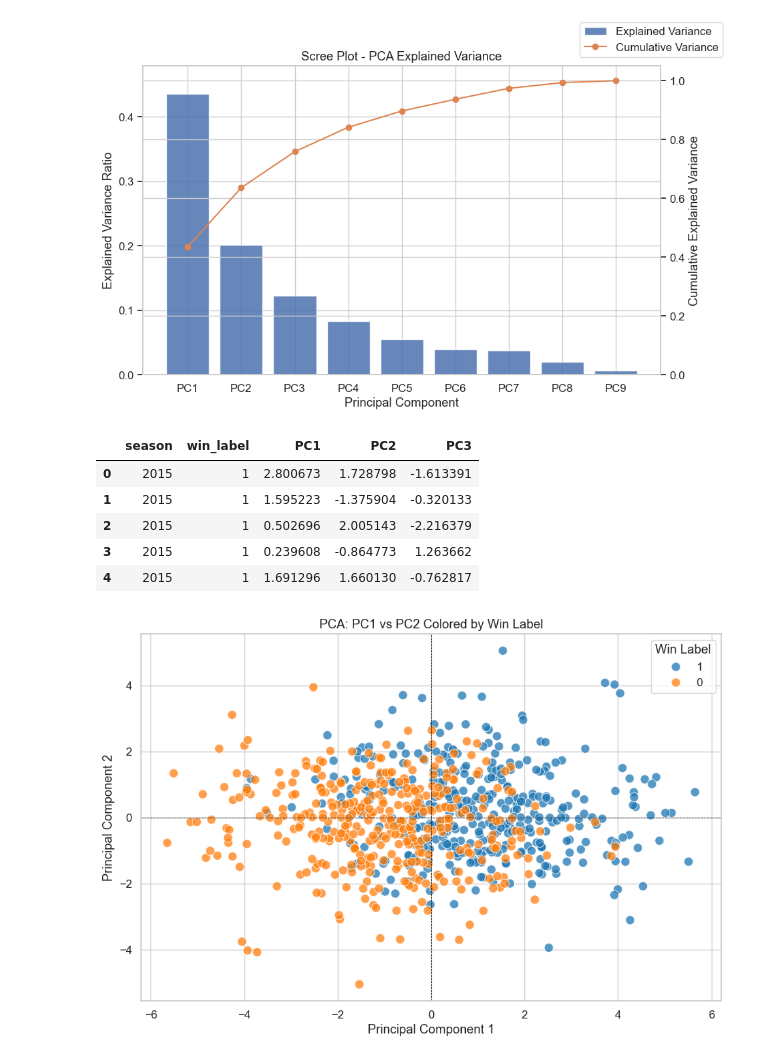
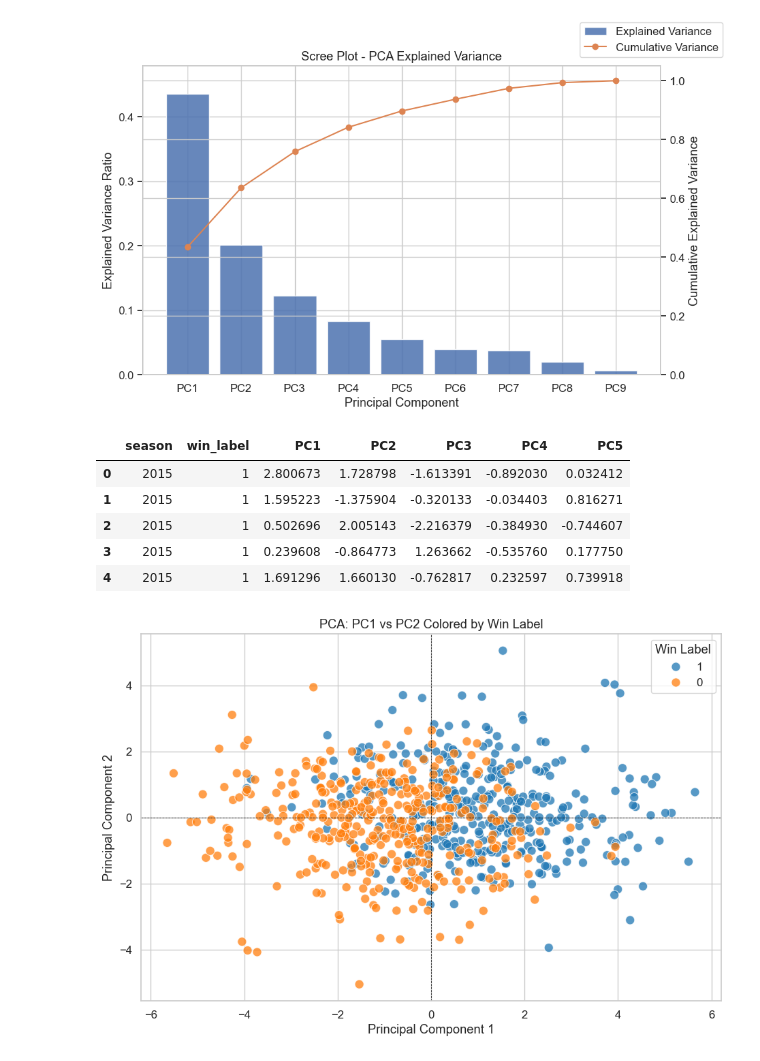
Before and after one commit to Acodea23/ML_MarchMadness, a Jupyter notebook: pca.ipynb, the cells around one changed output. Cells and saved outputs as stored; diff of their text form; code cells hidden in the pictures.

```diff
--- a/pca.ipynb
+++ b/pca.ipynb
@@ -764,26 +764,26 @@ plt.show()
 [figure]
 # %%
 # Build a DataFrame with PCA scores for the training data
-n_components = 3
+n_components = 5
 
 pca_model = PCA(n_components=n_components)
 X_train_scaled = pca_pipeline.named_steps['scaler'].transform(X_train)
 X_train_pca = pd.DataFrame(
     pca_model.fit_transform(X_train_scaled),
     columns=[f'PC{i+1}' for i in range(n_components)],
     index=X_train.index
 )
 
 # Attach the target and season for inspection only
 train_pca_inspect = pd.concat([train[['season', 'win_label']].reset_index(drop=True), X_train_pca.reset_index(drop=True)], axis=1)
 train_pca_inspect.head()
 # %% [output]
-|  | season | win_label | PC1 | PC2 | PC3 |
-| 0 | 2015 | 1 | 2.800673 | 1.728798 | -1.613391 |
-| 1 | 2015 | 1 | 1.595223 | -1.375904 | -0.320133 |
-| 2 | 2015 | 1 | 0.502696 | 2.005143 | -2.216379 |
-| 3 | 2015 | 1 | 0.239608 | -0.864773 | 1.263662 |
-| 4 | 2015 | 1 | 1.691296 | 1.660130 | -0.762817 |
+|  | season | win_label | PC1 | PC2 | PC3 | PC4 | PC5 |
+| 0 | 2015 | 1 | 2.800673 | 1.728798 | -1.613391 | -0.892030 | 0.032412 |
+| 1 | 2015 | 1 | 1.595223 | -1.375904 | -0.320133 | -0.034403 | 0.816271 |
+| 2 | 2015 | 1 | 0.502696 | 2.005143 | -2.216379 | -0.384930 | -0.744607 |
+| 3 | 2015 | 1 | 0.239608 | -0.864773 | 1.263662 | -0.535760 | 0.177750 |
+| 4 | 2015 | 1 | 1.691296 | 1.660130 | -0.762817 | 0.232597 | 0.739918 |
 # %%
 # Scatter plot of the first two principal components
 pca_train_plot = train_pca_inspect.copy()
```
Also changed, not shown: parts of 6 cells of this notebook, 1 other file.
